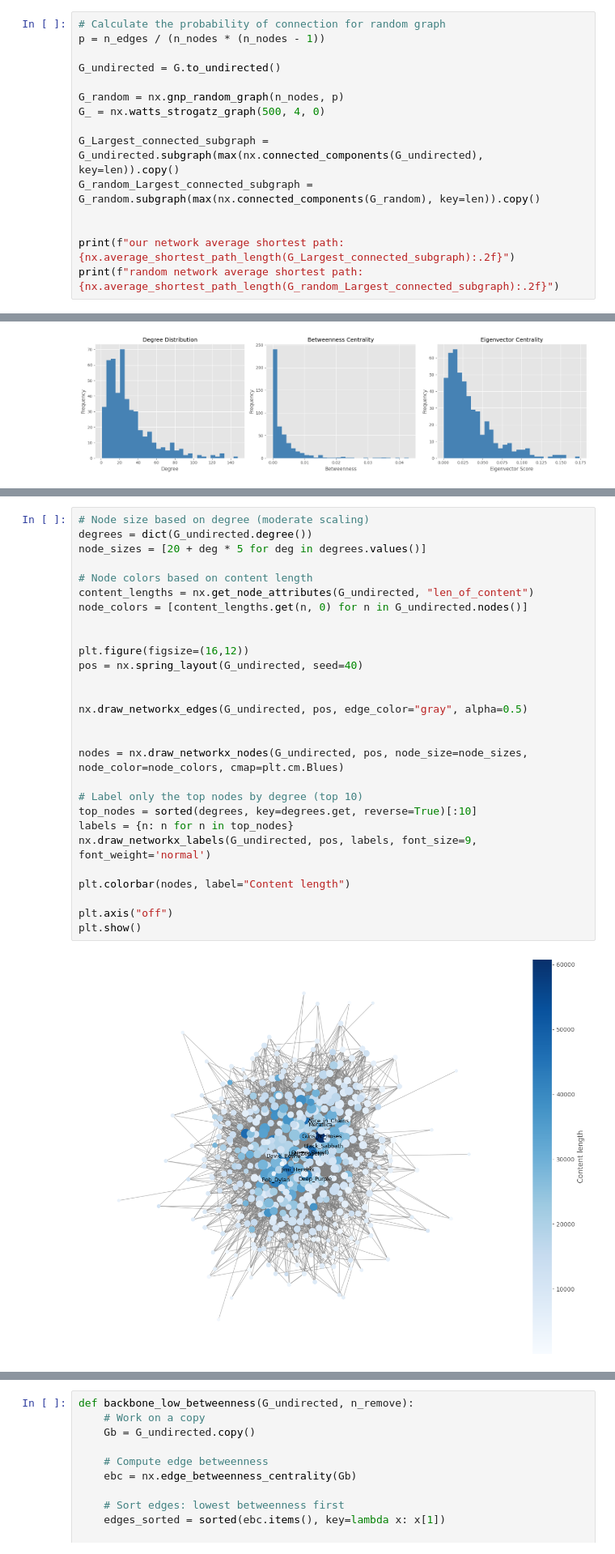
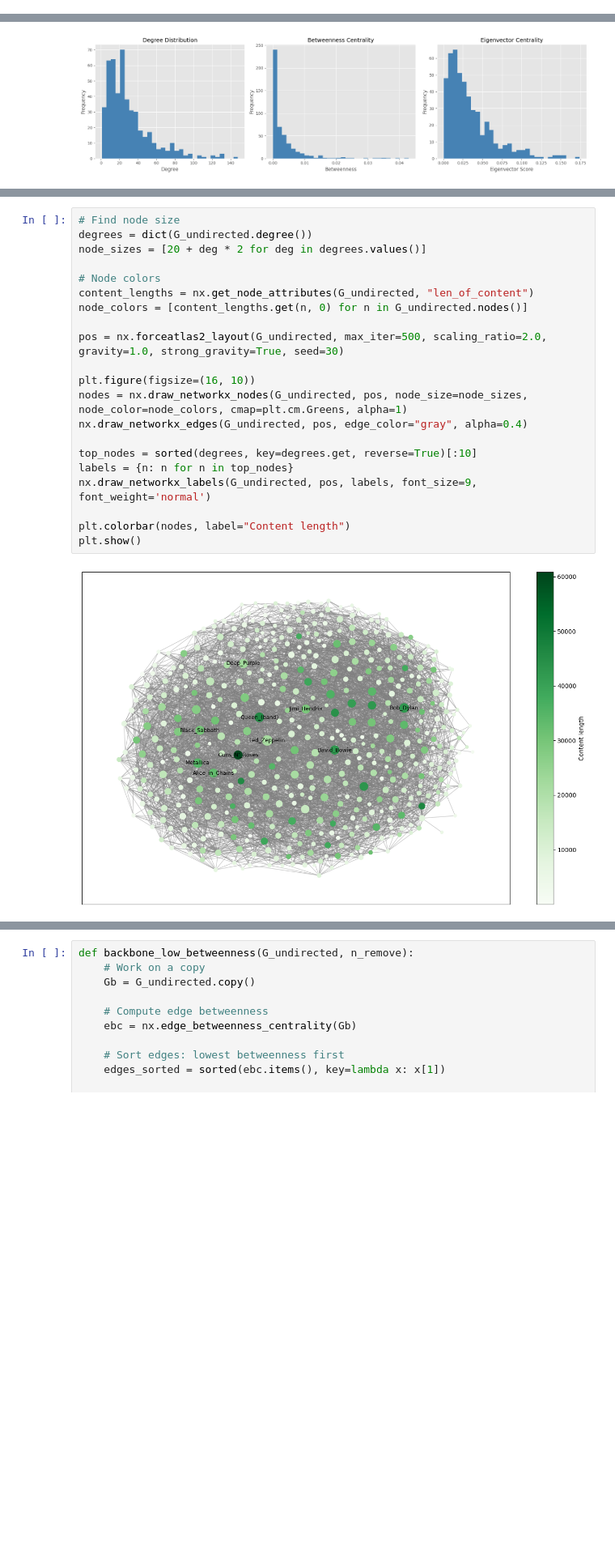
Before and after one commit to fridapfrandsen/SocialGraphsAssignment1, a Jupyter notebook: SocialGraphsAssignment2.ipynb, the cells around one changed output, grey strips where cells are left out. Shown at 81% size. Saved outputs shown, nothing was run; the diff lists cells and outputs as text; blank space fills up the shorter version.

```diff
--- a/SocialGraphsAssignment2.ipynb
+++ b/SocialGraphsAssignment2.ipynb
@@ -153,15 +174,0 @@ The In-Degree distribution looks more like a scale free network where the most c
-# %%
-# Calculate the probability of connection for random graph
-p = n_edges / (n_nodes * (n_nodes - 1))
-
-G_undirected = G.to_undirected()
-
-G_random = nx.gnp_random_graph(n_nodes, p)
-G_ = nx.watts_strogatz_graph(500, 4, 0)
-
-G_Largest_connected_subgraph = G_undirected.subgraph(max(nx.connected_components(G_undirected), key=len)).copy()
-G_random_Largest_connected_subgraph = G_random.subgraph(max(nx.connected_components(G_random), key=len)).copy()
-
-
-print(f"our network average shortest path: {nx.average_shortest_path_length(G_Largest_connected_subgraph):.2f}")
-print(f"random network average shortest path: {nx.average_shortest_path_length(G_random_Largest_connected_subgraph):.2f}")
@@ -237,30 +255,23 @@ Moste nodes(Rock Musicians) have a betweennesss Centrality of almost 0 and there
 # %%
-# Node size based on degree (moderate scaling)
+# Find node size
 degrees = dict(G_undirected.degree())
-node_sizes = [20 + deg * 5 for deg in degrees.values()]
+node_sizes = [20 + deg * 2 for deg in degrees.values()]
 
-# Node colors based on content length
+# Node colors
 content_lengths = nx.get_node_attributes(G_undirected, "len_of_content")
 node_colors = [content_lengths.get(n, 0) for n in G_undirected.nodes()]
 
+pos = nx.forceatlas2_layout(G_undirected, max_iter=500, scaling_ratio=2.0, gravity=1.0, strong_gravity=True, seed=30)
 
-plt.figure(figsize=(16,12))
-pos = nx.spring_layout(G_undirected, seed=40)
+plt.figure(figsize=(16, 10))
+nodes = nx.draw_networkx_nodes(G_undirected, pos, node_size=node_sizes, node_color=node_colors, cmap=plt.cm.Greens, alpha=1)
+nx.draw_networkx_edges(G_undirected, pos, edge_color="gray", alpha=0.4)
 
-
-nx.draw_networkx_edges(G_undirected, pos, edge_color="gray", alpha=0.5)
-
-
-nodes = nx.draw_networkx_nodes(G_undirected, pos, node_size=node_sizes, node_color=node_colors, cmap=plt.cm.Blues)
-
-# Label only the top nodes by degree (top 10)
 top_nodes = sorted(degrees, key=degrees.get, reverse=True)[:10]
 labels = {n: n for n in top_nodes}
 nx.draw_networkx_labels(G_undirected, pos, labels, font_size=9, font_weight='normal')
 
 plt.colorbar(nodes, label="Content length")
-
-plt.axis("off")
 plt.show()
 # %% [output]
-[figure, old version]
+[figure, new version]
```
Also changed, not shown: parts of 25 cells of this notebook.
